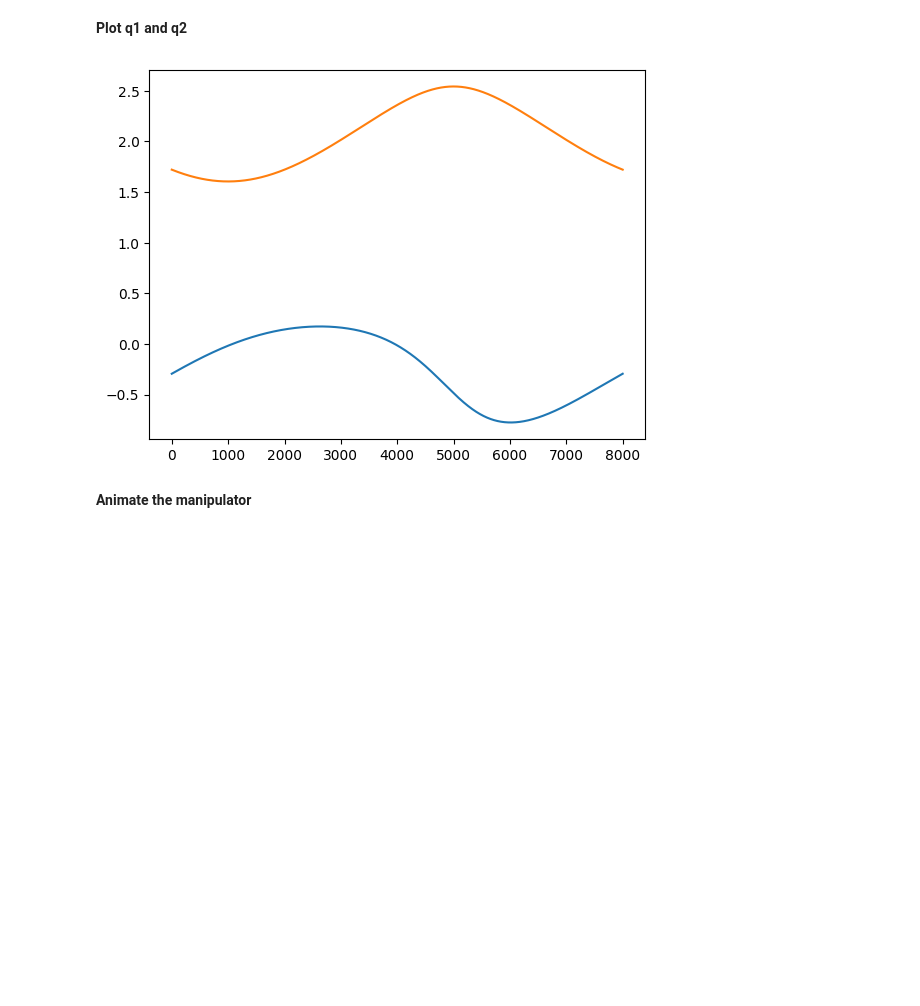
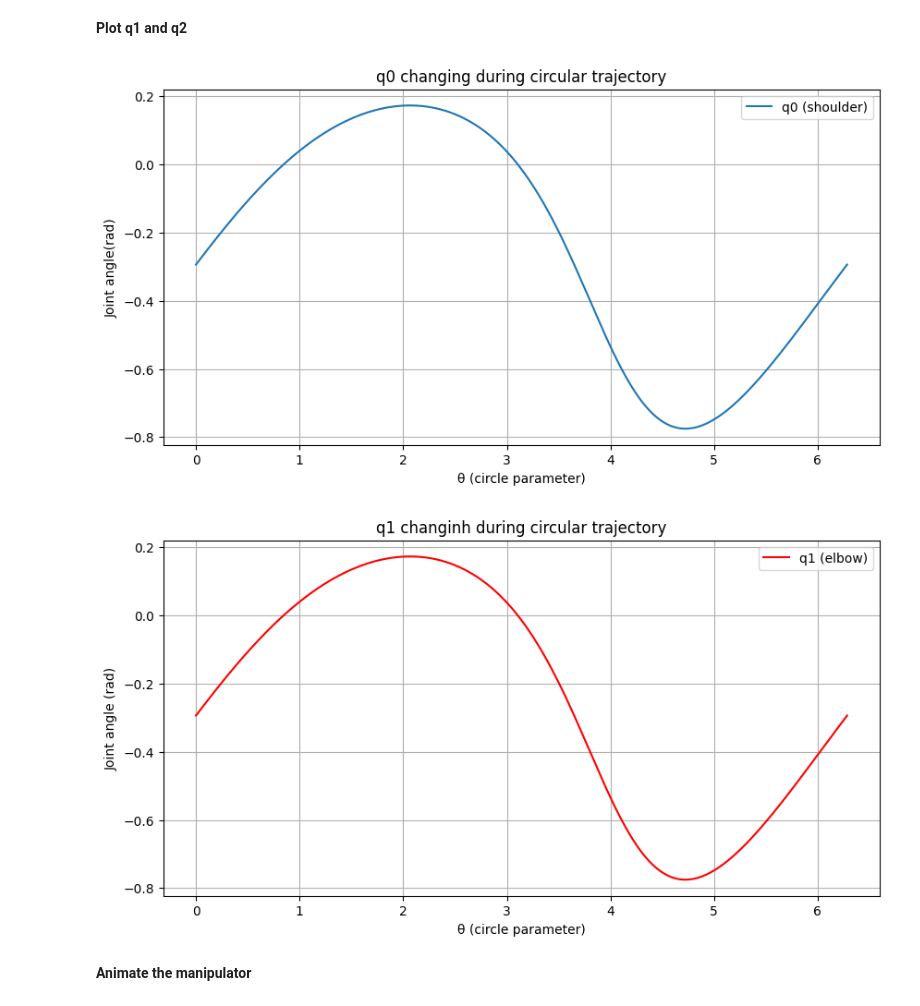
Before and after one commit to Shrinidhiimani/Shrinidhiimani, a Jupyter notebook: HW1.ipynb, the cells around one changed output. Saved outputs shown, nothing was run; the diff lists cells and outputs as text; code cells hidden in the pictures; blank space fills up the shorter version.

```diff
--- a/HW1.ipynb
+++ b/HW1.ipynb
@@ -148,19 +156,35 @@ $$x = y_0 + r*sin(\theta)$$
 Where $\theta \in [0, 2\pi]$
 # %% [markdown]
 **Plot q1 and q2**
-# %%
-r = 0.4
-theta = np.linspace(0, 2*np.pi, N)
-x = ... # Write your code
-y = ... # Write your code
-q_ik = inverse_kinematics(x, y, 1, 1).T
-#Plot q1
-... # Write your code here
-#Plot q2
-... # Write your code here
-plt.show()
-# %% [output]
-[figure, removed]
+# %%
+r = 0.4
+theta = np.linspace(0, 2*np.pi, N)
+x = 0.7 + r * np.cos(theta)
+y = 0.7 + r * np.sin(theta)
+q_ik = inverse_kinematics(x, y, 1, 1).T
+#Plot q1
+plt.figure(figsize=(10,5))
+plt.plot(theta, q_ik[:,0], label="q0 (shoulder)")
+plt.xlabel("θ (circle parameter)")
+plt.ylabel("Joint angle(rad)")
+plt.title("q0 changing during circular trajectory")
+plt.legend()
+plt.grid(True)
+plt.show()
+
+#Plot q2
+plt.figure(figsize=(10,5))
+plt.plot(theta, q_ik[:,1], label="q1 (elbow)", color="red")
+plt.xlabel("θ (circle parameter)")
+plt.ylabel("Joint angle (rad)")
+plt.title("q1 changinh during circular trajectory")
+plt.legend()
+plt.grid(True)
+
+plt.show()
+# %% [output]
+[figure, added]
+[figure, added]
 # %% [markdown]
 **Animate the manipulator**
 # %%
```
Also changed, not shown: parts of 10 cells of this notebook.
